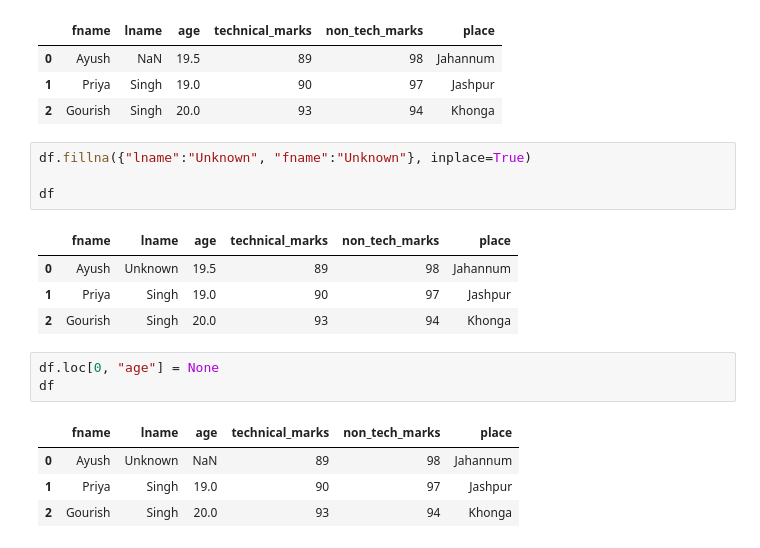
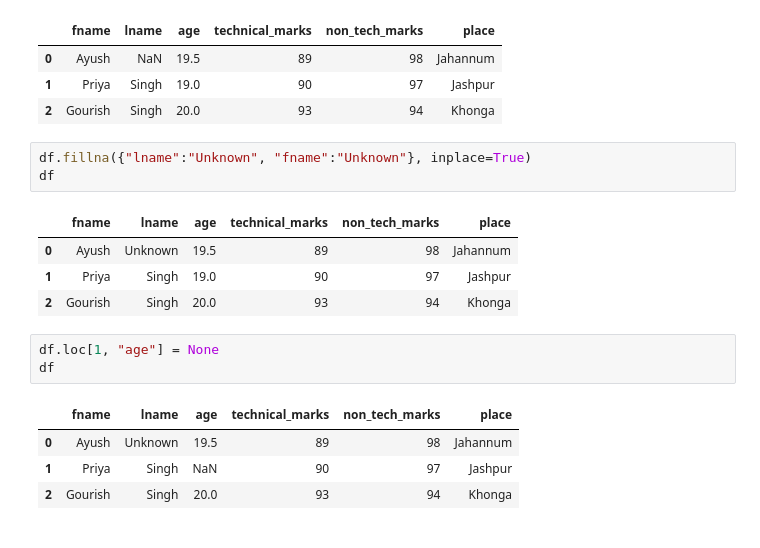
Before and after one commit to ayushsingh-ayushsingh/learn-ml, a Jupyter notebook: learn_pd/pd.ipynb, the cells around one changed output. Saved outputs shown, nothing was run; the diff lists cells and outputs as text.

```diff
--- a/ds/learn_pd/1.ipynb
+++ b/learn_pd/pd.ipynb
@@ -366,7 +366,6 @@ df.fillna({"age":df['age'].mean()}, inplace=True)
 | 2 | Gourish | Singh | 20.0 | 93 | 94 | Khonga |
 # %%
 df.fillna({"lname":"Unknown", "fname":"Unknown"}, inplace=True)
-
 df
 # %% [output]
 |  | fname | lname | age | technical_marks | non_tech_marks | place |
@@ -374,10 +373,10 @@ df
 | 1 | Priya | Singh | 19.0 | 90 | 97 | Jashpur |
 | 2 | Gourish | Singh | 20.0 | 93 | 94 | Khonga |
 # %%
-df.loc[0, "age"] = None
+df.loc[1, "age"] = None
 df
 # %% [output]
 |  | fname | lname | age | technical_marks | non_tech_marks | place |
-| 0 | Ayush | Unknown | NaN | 89 | 98 | Jahannum |
-| 1 | Priya | Singh | 19.0 | 90 | 97 | Jashpur |
+| 0 | Ayush | Unknown | 19.5 | 89 | 98 | Jahannum |
+| 1 | Priya | Singh | NaN | 90 | 97 | Jashpur |
 | 2 | Gourish | Singh | 20.0 | 93 | 94 | Khonga |
```
Also changed, not shown: parts of 16 cells of this notebook, 9 other files.
